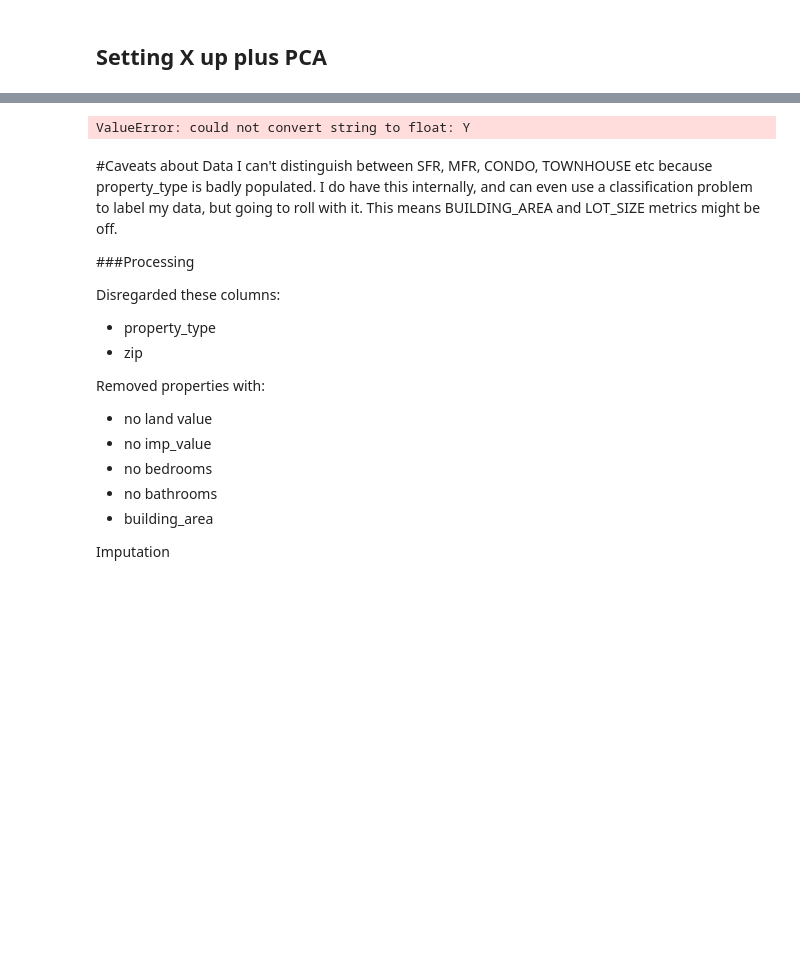
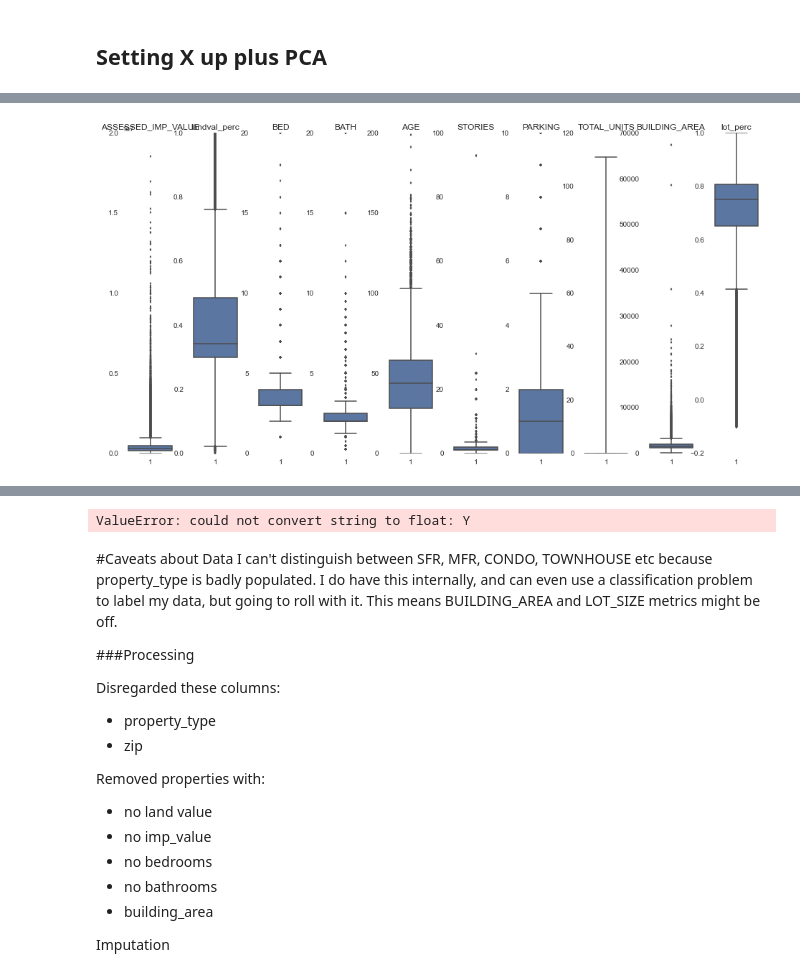
Before and after one commit to selwyth/featurehoods, a Jupyter notebook: work_sql_interface.ipynb, the cells around one changed output, grey strips where cells are left out. Saved outputs shown, nothing was run; the diff lists cells and outputs as text; code cells hidden in the pictures; blank space fills up the shorter version.

```diff
--- a/work_sql_interface.ipynb
+++ b/work_sql_interface.ipynb
@@ -521,0 +580,9 @@ X[X.lot_perc < 0]
+# %%
+fig = plt.figure(figsize=(16,8))
+
+for i in range(len(X.columns)):
+    ax = fig.add_subplot(1, len(X.columns), i+1)
+    sns.boxplot(X.iloc[:,i])
+    ax.set_title(X.columns[i])
+# %% [output]
+[figure, added]
```
Also changed, not shown: parts of 27 cells of this notebook.
